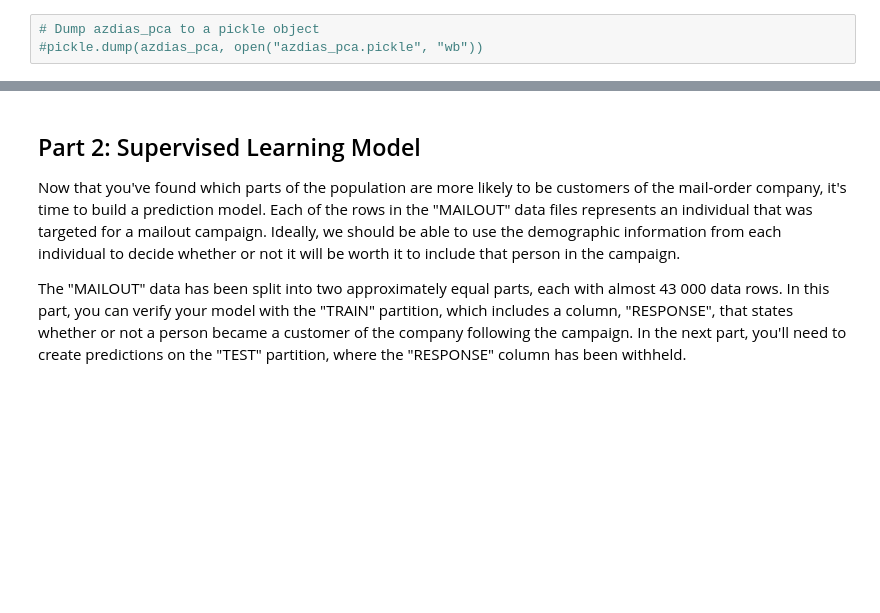
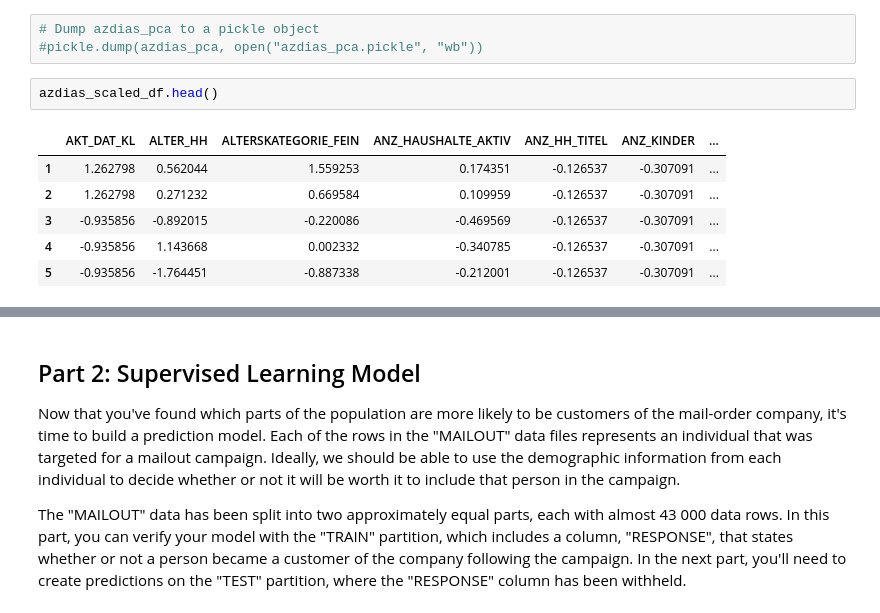
Before and after one commit to jmcabreira-zz/Data-Science-Projects, a Jupyter notebook: Customer_Segmentation_Report/Arvato_Project_Workbook.ipynb, the cells around one changed output, grey strips where cells are left out. Saved outputs shown, nothing was run; the diff lists cells and outputs as text; blank space fills up the shorter version.

```diff
--- a/Customer_Segmentation_Report/Arvato_Project_Workbook.ipynb
+++ b/Customer_Segmentation_Report/Arvato_Project_Workbook.ipynb
@@ -592,3 +592,12 @@ array([[ 4.63636306,  5.17334754,  5.953021  , ..., -0.53320171,
 # %%
 # Dump azdias_pca to a pickle object
 #pickle.dump(azdias_pca, open("azdias_pca.pickle", "wb"))
+# %%
+azdias_scaled_df.head()
+# %% [output]
+|  | AKT_DAT_KL | ALTER_HH | ALTERSKATEGORIE_FEIN | ANZ_HAUSHALTE_AKTIV | ANZ_HH_TITEL | ANZ_KINDER | ... |
+| 1 | 1.262798 | 0.562044 | 1.559253 | 0.174351 | -0.126537 | -0.307091 | ... |
+| 2 | 1.262798 | 0.271232 | 0.669584 | 0.109959 | -0.126537 | -0.307091 | ... |
+| 3 | -0.935856 | -0.892015 | -0.220086 | -0.469569 | -0.126537 | -0.307091 | ... |
+| 4 | -0.935856 | 1.143668 | 0.002332 | -0.340785 | -0.126537 | -0.307091 | ... |
+| 5 | -0.935856 | -1.764451 | -0.887338 | -0.212001 | -0.126537 | -0.307091 | ... |
```
Also changed, not shown: parts of 2 cells of this notebook.
